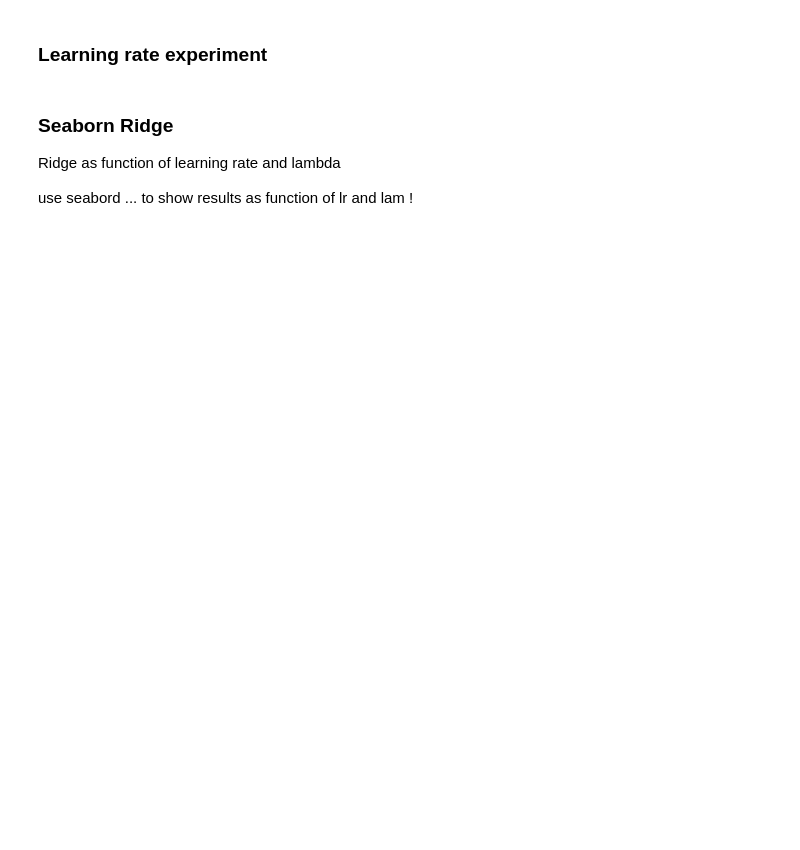
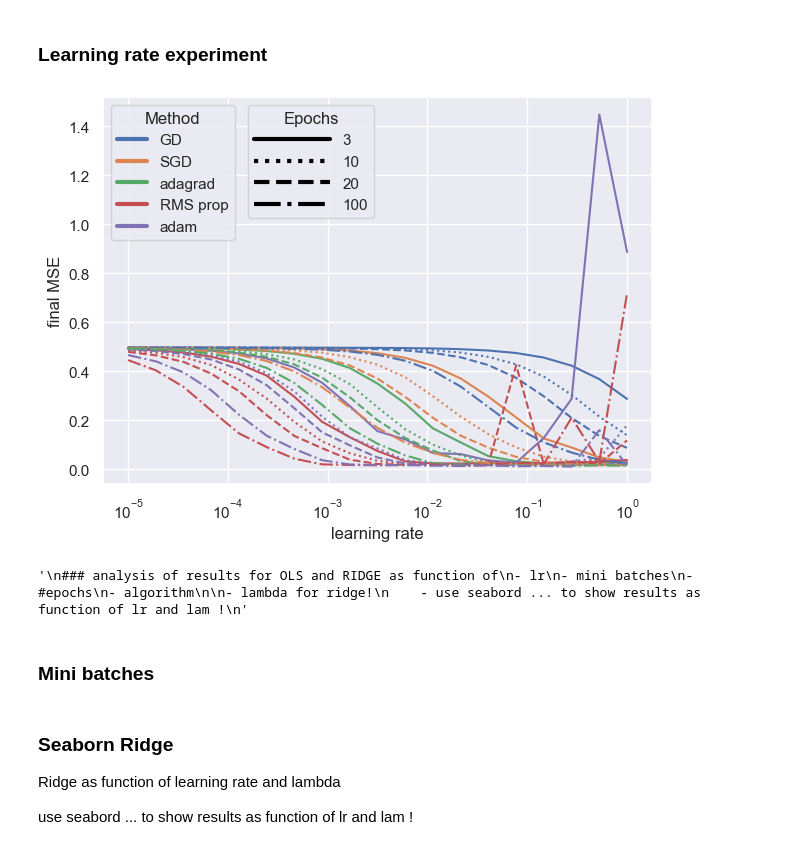
Before and after one commit to Trond01/Project2_FYS-STK4155, a Jupyter notebook: Runs/a.ipynb, the cells around one changed output. Drawn from its saved outputs; the diff is of its cells as text; code cells hidden in the pictures; blank space fills up the shorter version.

```diff
--- a/Runs/a.ipynb
+++ b/Runs/a.ipynb
@@ -226,11 +214,83 @@ lr_experiment(lr_values)
+# %%
+## We compare final train error to see "how far convergence has come"
+
+# Use OLS analytic
+loss_grad = OLS_train_analgrad(model)
+
+### Define experiment
+def lr_experiment(lr_values, n_epochs=3, methods_dict_list=methods_dict_list, linestyle='solid'):
+
+    # For methods with n_batches, the default 5 is used!
+    # n_batches = 5
+
+    for method_dict in methods_dict_list:
+
+        method_func = method_dict["method"]
+        method_name = method_dict["name"]
+
+        final_errors = []
+
+        for lr in lr_values:
+
+            result = method_func(X_train, y_train, X_test, y_test,
+                    grad_method=loss_grad,
+                    n_epochs=n_epochs,
+                    lr=lr,
+                    beta0=beta0,
+                    test_loss_func=(MSELoss_method(model)))
+
+            final_errors.append(result["train_loss_list"][-1])
+
+        plt.plot(lr_values, final_errors, label=method_name, color=method_dict["color"], linestyle=linestyle)
+
+    plt.xlabel("learning rate")
+    plt.xscale("log")
+    plt.ylabel("final MSE")
+
+# Values for the learning rates
+lr_values = [0.001, 0.005, 0.01, 0.05, 0.1, 0.5, 1]
+lr_values = np.logspace(-5, 0, 19)
+
+# Colors for legend
+colors = [meth["color"] for meth in methods_dict_list]
+meth_names = [meth["name"] for meth in methods_dict_list]
+
+# Linestyles for legend
+epoch_nums = [3, 10, 20, 100]
+line_styles = ["solid", "dotted", "dashed", "dashdot"]
+names = [f"{n}" for n in epoch_nums]
+
+
+# A nice seed
+np.random.seed(35)
+
+for i in range(len(epoch_nums)):
+    lr_experiment(lr_values, n_epochs=epoch_nums[i], linestyle=line_styles[i])
+
+# Create custom handles for the legend
+color_handles = [Line2D([0], [0], color=c, lw=3) for c in colors]
+style_handles = [Line2D([0], [0], color='black', lw=3, linestyle=ls) for ls in line_styles]
+
+# Create two legends, one for color and one for line style
+legend_color = plt.legend(color_handles, meth_names, loc='upper left', title='Method', bbox_to_anchor=(0,1))
+legend_style = plt.legend(style_handles, epoch_nums, loc='upper left', title='Epochs', bbox_to_anchor=(0.25,1), handlelength=5)
+
+# Add the first legend manually to the plot
+plt.gca().add_artist(legend_color)
+plt.tight_layout()
+plt.show()
+# %% [output]
+[figure, added]
 # %%
 """
 ### analysis of results for OLS and RIDGE as function of
 - lr
-- #mini batches
+- mini batches
 - #epochs
 - algorithm
 
 - lambda for ridge!
     - use seabord ... to show results as function of lr and lam !
 """
+# %% [output]
+'\n### analysis of results for OLS and RIDGE as function of\n- lr\n- mini batches\n- #epochs\n- algorithm\n\n- lambda for ridge!\n    - use seabord ... to show results as function of lr and lam !\n'
@@ -310,3 +297,5 @@ exec("print('hello')")
+# %% [markdown]
+### Mini batches
 # %% [markdown]
 ### Seaborn Ridge
 Ridge as function of learning rate and lambda
```
Also changed, not shown: parts of 10 cells of this notebook, 1 other file.
